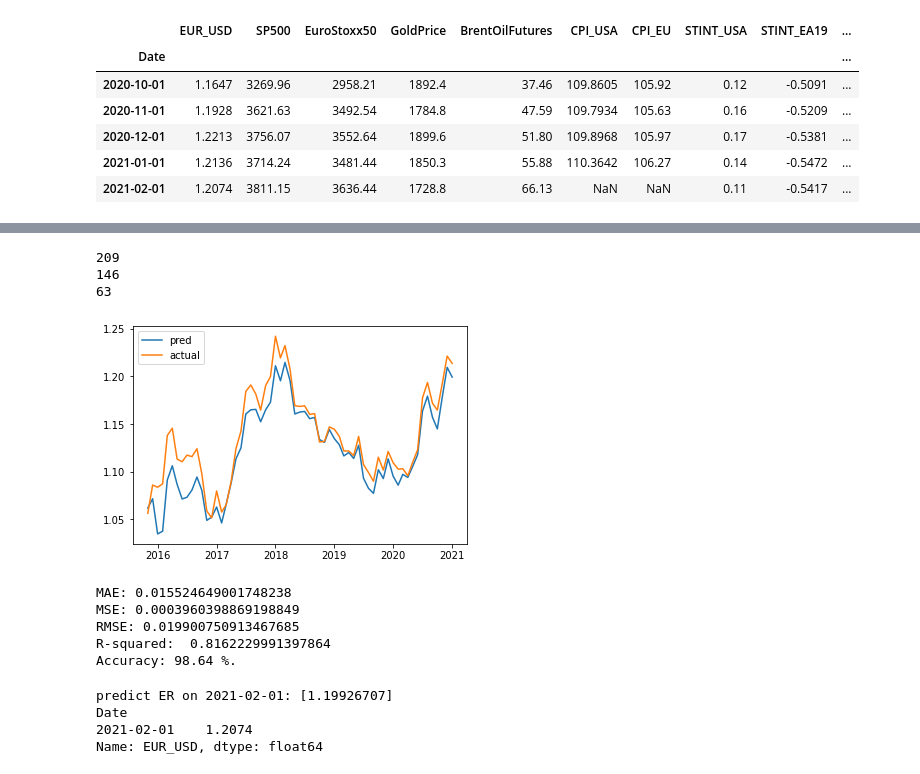
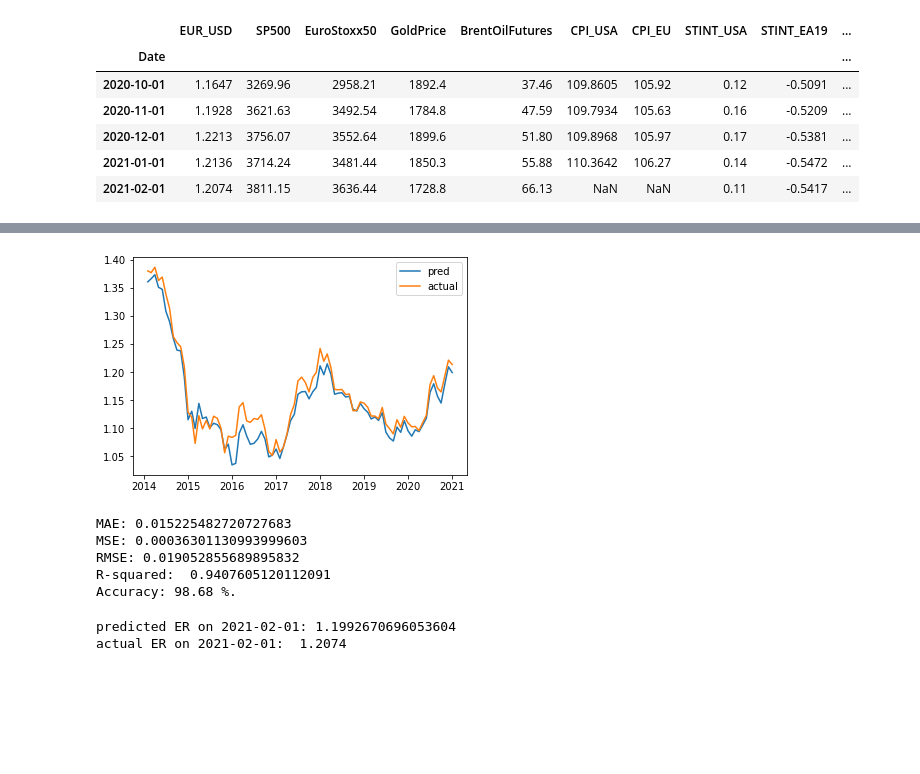
Before and after one commit to TonyYHLau/COMP5212Project, a Jupyter notebook: LinearReg_Tony.ipynb, the cells around one changed output, grey strips where cells are left out. Saved outputs shown, nothing was run; the diff lists cells and outputs as text; code cells hidden in the pictures; blank space fills up the shorter version.

```diff
--- a/LinearReg_Tony.ipynb
+++ b/LinearReg_Tony.ipynb
@@ -155,58 +156,56 @@ See the caveats in the documentation: https://pandas.pydata.org/pandas-docs/stab
 # %%
 #one-step ahead predictions for recursive linear regression
+# y(t)= b*X(t-1)   X(t-1) includes exchange rates and other variables at time t-1
+
 
 df_len=len(df_usdeu)
 #print(df_len)
-test_size=0.3
+#print(len(usdeu_y))
 start_pred_pos = int(df_len*(1-test_size))
 #print(start_pred_pos)
 lin_preds_1=[]
 for i in range(start_pred_pos, df_len):
   #print(i)
   linReg = LinearRegression().fit(df_usdeu[:i], usdeu_y[1:i+1])
   #print(df_usdeu[:i])
   #print(len(df_usdeu[:i]))
   lin_pred = linReg.predict(df_usdeu[i:i+1])
   #print("+1 ", df_usdeu[i:i+1])
-  lin_preds_1.append(lin_pred)
+  lin_preds_1.append(lin_pred[0])
 lin_preds_1=pd.Series(lin_preds_1,index=usdeu_y_test.index)
-print(len(lin_preds_1))
+#print(len(lin_preds_1))
+#print(len(usdeu_y_test))
 plt.plot(lin_preds_1)
 plt.plot(usdeu_y_test)
 plt.legend(["pred","actual"])
 plt.show()
 errors=lin_preds_1-usdeu_y_test
 AE=abs(errors)
 
 print('MAE:', metrics.mean_absolute_error(usdeu_y_test, lin_preds_1))
 print('MSE:', metrics.mean_squared_error(usdeu_y_test, lin_preds_1))
 print('RMSE:', np.sqrt(metrics.mean_squared_error(usdeu_y_test, lin_preds_1)))
 print ('R-squared: ',metrics.r2_score(usdeu_y_test, lin_preds_1))
 
 # Calculate mean absolute percentage error (MAPE)
 mape = 100 * (AE / usdeu_y_test)
 # Calculate and display accuracy
 accuracy = 100 - np.mean(mape)
-print('Accuracy:', np.round(accuracy, 2)[0], '%.')
+print('Accuracy:', np.round(accuracy, 2), '%.')
 # %% [output]
+[figure, new version]
-209
-146
-63
+MAE: 0.015225482720727683
+MSE: 0.00036301130993999603
+RMSE: 0.019052855689895832
+R-squared:  0.9407605120112091
+Accuracy: 98.68 %.
-[figure, old version]
-MAE: 0.015524649001748238
-MSE: 0.0003960398869198849
-RMSE: 0.019900750913467685
-R-squared:  0.8162229991397864
-Accuracy: 98.64 %.
 # %%
   linReg = LinearRegression().fit(df_usdeu[0:208], usdeu_y[1:209])
   #print(df_usdeu[:i])
   #print(len(df_usdeu[:i]))
   lin_pred = linReg.predict(df_usdeu[208:209])
-  print("predict ER on 2021-02-01:", lin_pred)
-  print(df_all[-1:]["EUR_USD"])
+  print("predicted ER on 2021-02-01:", lin_pred[0])
+  print("actual ER on 2021-02-01: ",df_all[-1:]["EUR_USD"][0])
 # %% [output]
-predict ER on 2021-02-01: [1.19926707]
-Date
-2021-02-01    1.2074
-Name: EUR_USD, dtype: float64
+predicted ER on 2021-02-01: 1.1992670696053604
+actual ER on 2021-02-01:  1.2074
```
Also changed, not shown: parts of 6 cells of this notebook.
